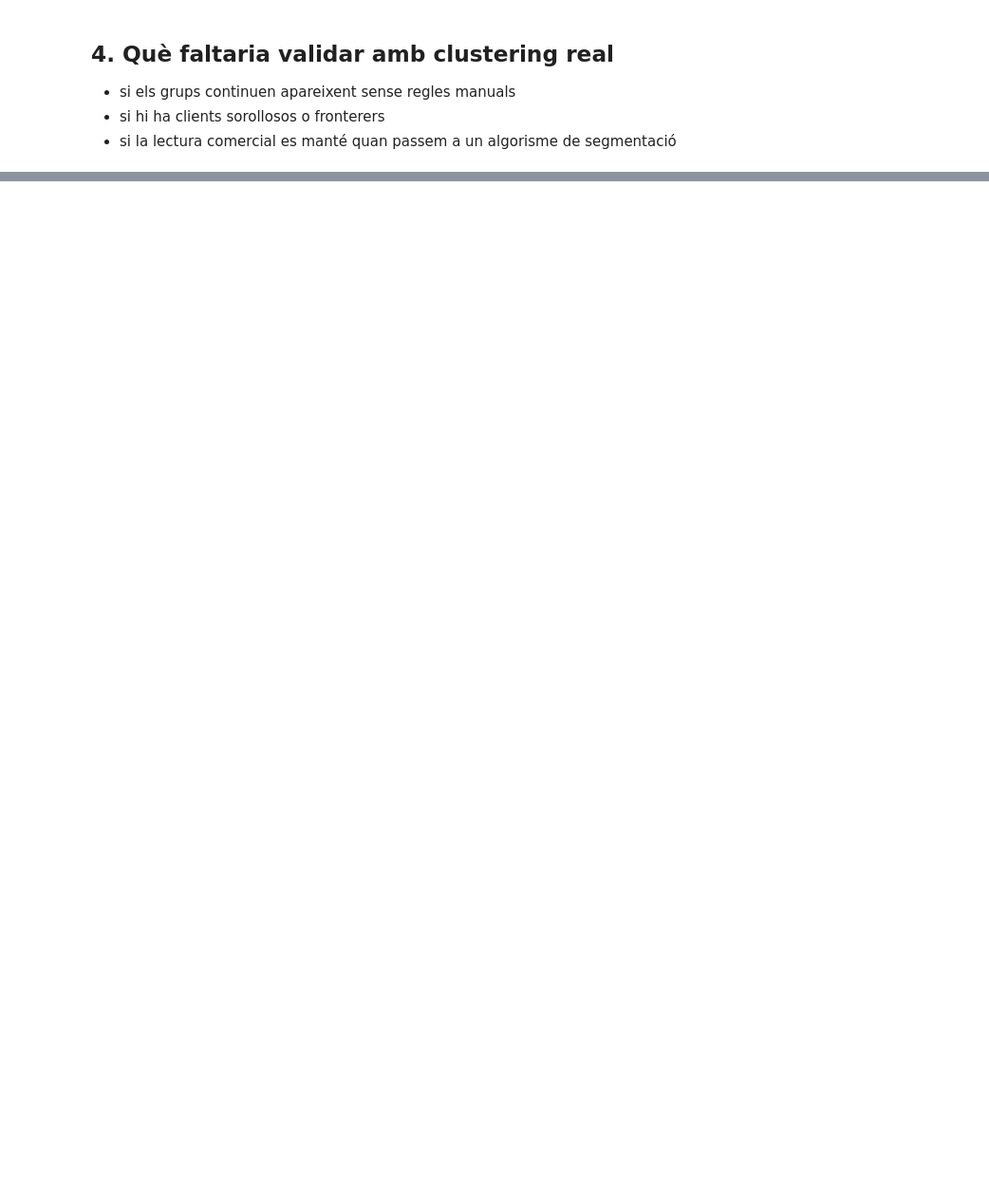
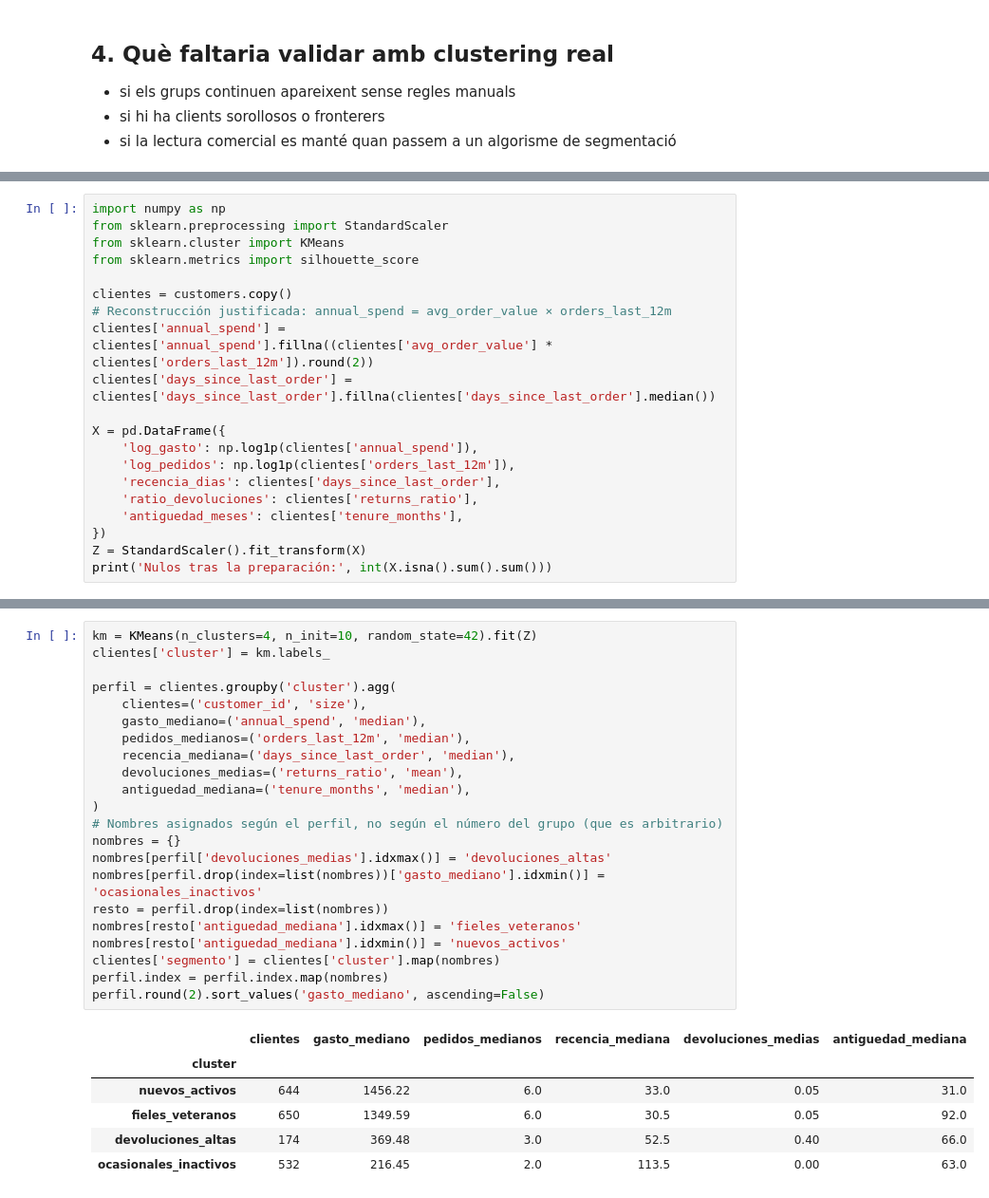
Before and after one commit to ComfyPenguin/BiciTierra_Market, a Jupyter notebook: notebooks/03_segmentacio.ipynb, the cells around one changed output, grey strips where cells are left out. Shown at 95% size. Saved outputs shown, nothing was run; the diff lists cells and outputs as text; blank space fills up the shorter version.

Commit message:
feat(segmentacion): completar la semana 4 con K-Means
Prepara los datos de clientes, elige k = 4, describe cuatro perfiles con
acciones comerciales y compara con la segmentación por reglas.

```diff
--- a/notebooks/03_segmentacio.ipynb
+++ b/notebooks/03_segmentacio.ipynb
@@ -62,0 +140,20 @@ customers[['annual_spend','orders_last_12m','days_since_last_order','returns_rat
+# %%
+import numpy as np
+from sklearn.preprocessing import StandardScaler
+from sklearn.cluster import KMeans
+from sklearn.metrics import silhouette_score
+
+clientes = customers.copy()
+# Reconstrucción justificada: annual_spend = avg_order_value × orders_last_12m
+clientes['annual_spend'] = clientes['annual_spend'].fillna((clientes['avg_order_value'] * clientes['orders_last_12m']).round(2))
+clientes['days_since_last_order'] = clientes['days_since_last_order'].fillna(clientes['days_since_last_order'].median())
+
+X = pd.DataFrame({
+    'log_gasto': np.log1p(clientes['annual_spend']),
+    'log_pedidos': np.log1p(clientes['orders_last_12m']),
+    'recencia_dias': clientes['days_since_last_order'],
+    'ratio_devoluciones': clientes['returns_ratio'],
+    'antiguedad_meses': clientes['tenure_months'],
+})
+Z = StandardScaler().fit_transform(X)
+print('Nulos tras la preparación:', int(X.isna().sum().sum()))
@@ -62,0 +182,29 @@ customers[['annual_spend','orders_last_12m','days_since_last_order','returns_rat
+# %%
+km = KMeans(n_clusters=4, n_init=10, random_state=42).fit(Z)
+clientes['cluster'] = km.labels_
+
+perfil = clientes.groupby('cluster').agg(
+    clientes=('customer_id', 'size'),
+    gasto_mediano=('annual_spend', 'median'),
+    pedidos_medianos=('orders_last_12m', 'median'),
+    recencia_mediana=('days_since_last_order', 'median'),
+    devoluciones_medias=('returns_ratio', 'mean'),
+    antiguedad_mediana=('tenure_months', 'median'),
+)
+# Nombres asignados según el perfil, no según el número del grupo (que es arbitrario)
+nombres = {}
+nombres[perfil['devoluciones_medias'].idxmax()] = 'devoluciones_altas'
+nombres[perfil.drop(index=list(nombres))['gasto_mediano'].idxmin()] = 'ocasionales_inactivos'
+resto = perfil.drop(index=list(nombres))
+nombres[resto['antiguedad_mediana'].idxmax()] = 'fieles_veteranos'
+nombres[resto['antiguedad_mediana'].idxmin()] = 'nuevos_activos'
+clientes['segmento'] = clientes['cluster'].map(nombres)
+perfil.index = perfil.index.map(nombres)
+perfil.round(2).sort_values('gasto_mediano', ascending=False)
+# %% [output]
+|  | clientes | gasto_mediano | pedidos_medianos | recencia_mediana | devoluciones_medias | antiguedad_mediana |
+| cluster |  |  |  |  |  |  |
+| nuevos_activos | 644 | 1456.22 | 6.0 | 33.0 | 0.05 | 31.0 |
+| fieles_veteranos | 650 | 1349.59 | 6.0 | 30.5 | 0.05 | 92.0 |
+| devoluciones_altas | 174 | 369.48 | 3.0 | 52.5 | 0.40 | 66.0 |
+| ocasionales_inactivos | 532 | 216.45 | 2.0 | 113.5 | 0.00 | 63.0 |
```
Also changed, not shown: parts of 17 cells of this notebook, 3 other files.
